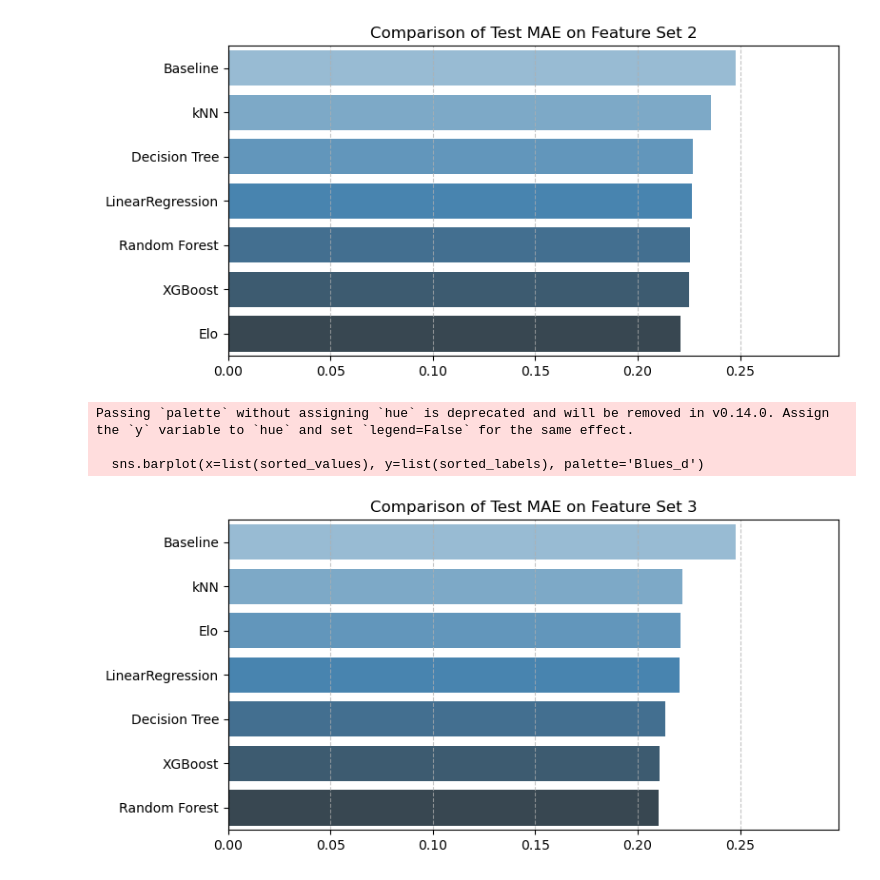
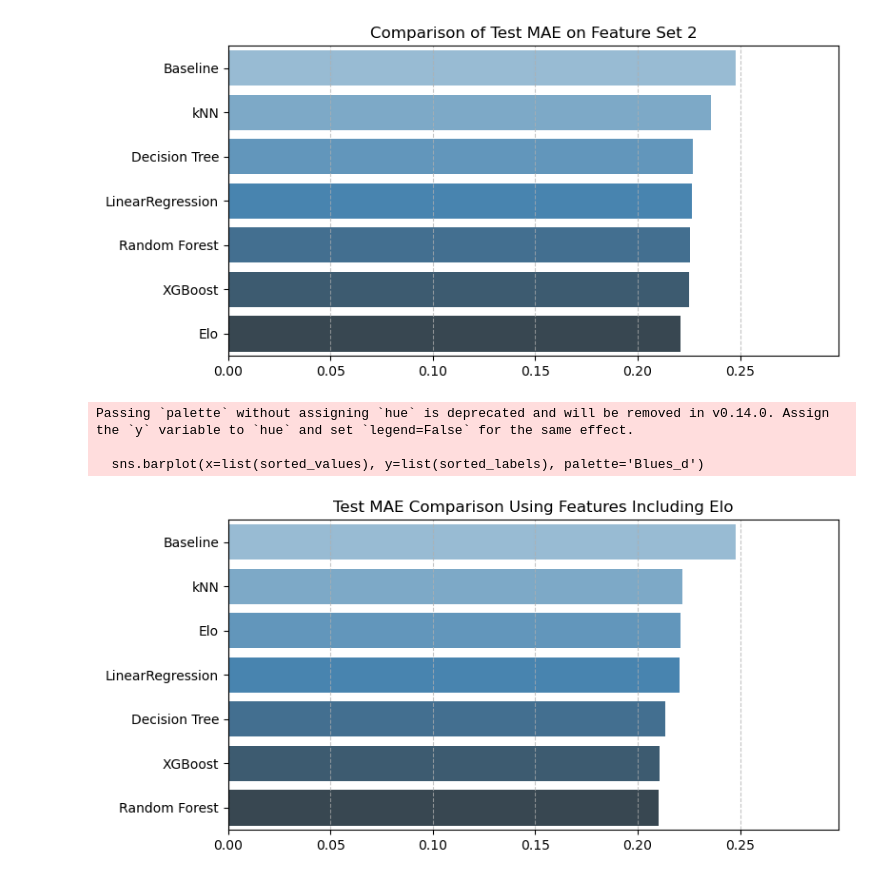
Before and after one commit to PubohH/2025-Summer-Erdos-Elo-Project, a Jupyter notebook: 7_Frame_Prediction_Models/comparison.ipynb, the cells around one changed output. Drawn from its saved outputs; the diff is of its cells as text; code cells hidden in the pictures.

```diff
--- a/7_Frame_Prediction_Models/comparison.ipynb
+++ b/7_Frame_Prediction_Models/comparison.ipynb
@@ -483,21 +485,22 @@ Passing `palette` without assigning `hue` is deprecated and will be removed in v
 # %%
 mae_values = [0.2481,0.2210,0.2203, 0.2219, 0.2136, 0.2104, 0.2105]
 models = ['Baseline','Elo','LinearRegression', 'kNN', 'Decision Tree', 'Random Forest', 'XGBoost']
 
 sorted_pairs = sorted(zip(mae_values, models), reverse=True)
 sorted_values, sorted_labels = zip(*sorted_pairs)
 
 plt.figure(figsize=(8, 4))
 sns.barplot(x=list(sorted_values), y=list(sorted_labels), palette='Blues_d')
 
-plt.title('Comparison of Test MAE on Feature Set 3')
+plt.title('Test MAE Comparison Using Features Including Elo')
 plt.xlim(0, max(mae_values) + 0.05)
 plt.grid(axis='x', linestyle='--', alpha=0.7)
 
 plt.tight_layout()
+plt.savefig("MAE_with_elo.png", dpi=300, bbox_inches='tight')
 plt.show()
 # %% [output]
 Passing `palette` without assigning `hue` is deprecated and will be removed in v0.14.0. Assign the `y` variable to `hue` and set `legend=False` for the same effect.
 
   sns.barplot(x=list(sorted_values), y=list(sorted_labels), palette='Blues_d')
-[figure, old version]
+[figure, new version]
```
Also changed, not shown: parts of 1 cell of this notebook.
